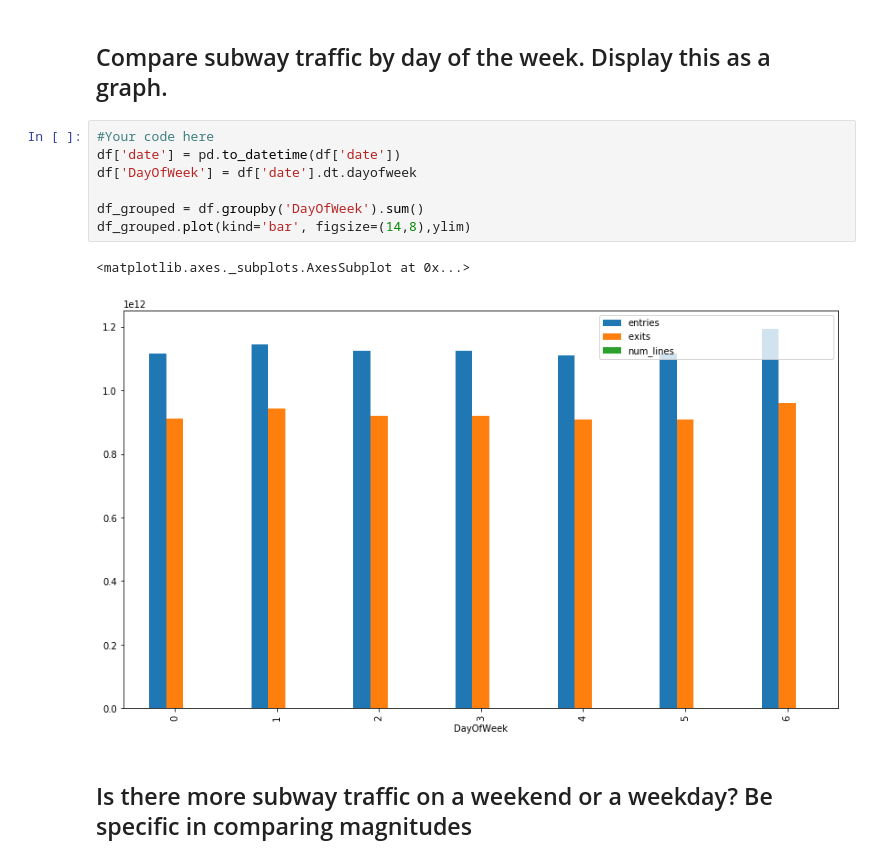
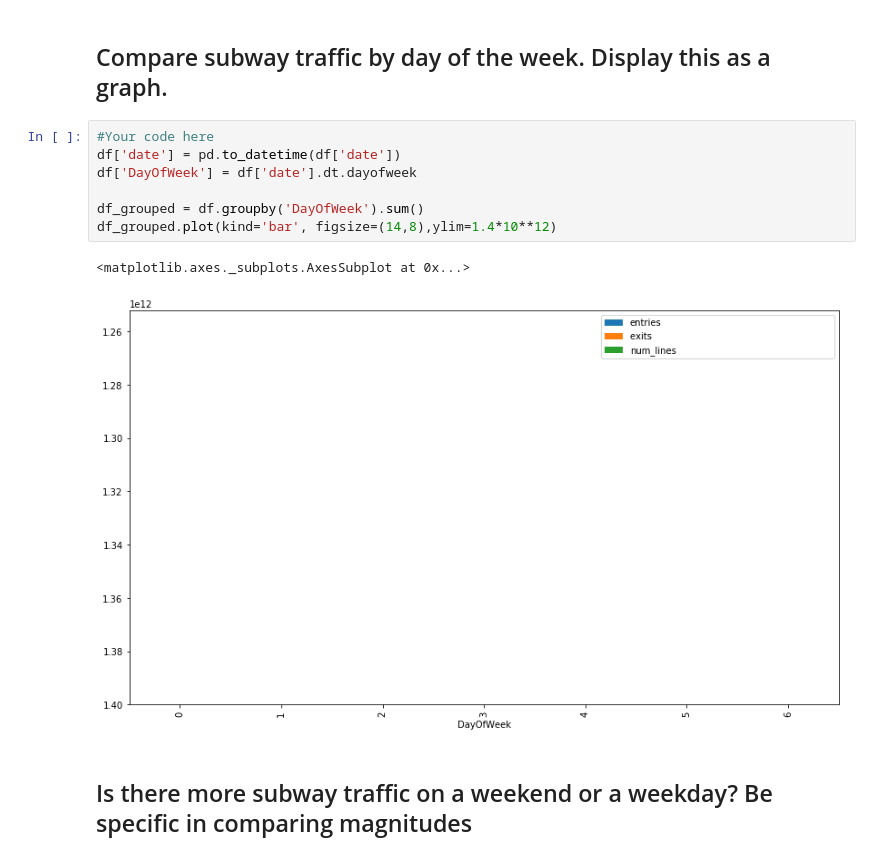
Before and after one commit to JonSolow/dsc-pandas-series-and-dataframes-lab-dc-ds-career-042219, a Jupyter notebook: index.ipynb, the cells around one changed output. Cells and saved outputs as stored; diff of their text form.

```diff
--- a/index.ipynb
+++ b/index.ipynb
@@ -110,13 +110,13 @@ Index(['linename', 'c/a', 'unit', 'scp', 'station', 'division', 'date', 'time',
 # %%
 #Your code here
 df['date'] = pd.to_datetime(df['date'])
 df['DayOfWeek'] = df['date'].dt.dayofweek
 
 df_grouped = df.groupby('DayOfWeek').sum()
-df_grouped.plot(kind='bar', figsize=(14,8),ylim)
+df_grouped.plot(kind='bar', figsize=(14,8),ylim=1.4*10**12)
 # %% [output]
 <matplotlib.axes._subplots.AxesSubplot at 0x...>
-[figure, old version]
+[figure, new version]
 # %% [markdown]
 ## Is there more subway traffic on a weekend or a weekday?    Be specific in comparing magnitudes
 # %%
```
